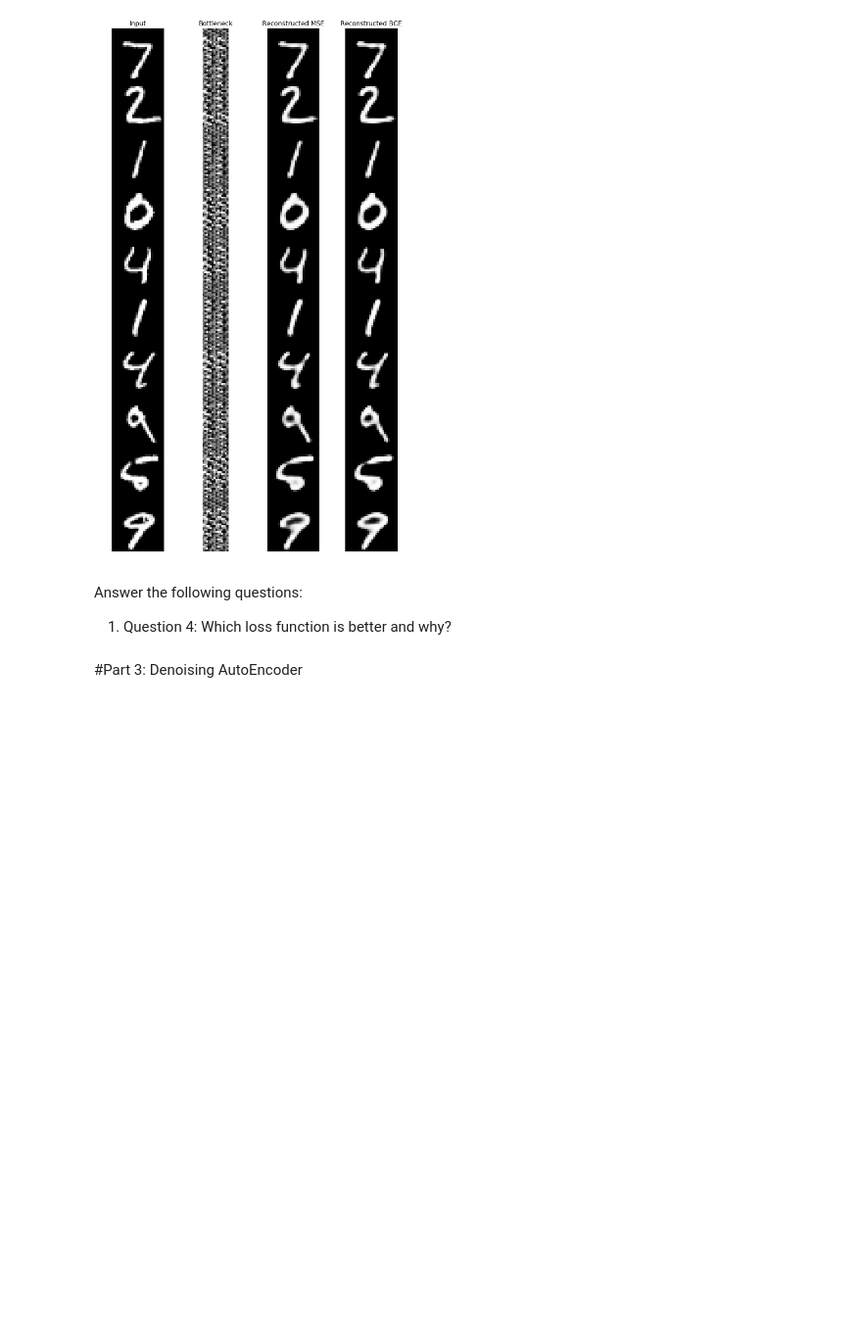
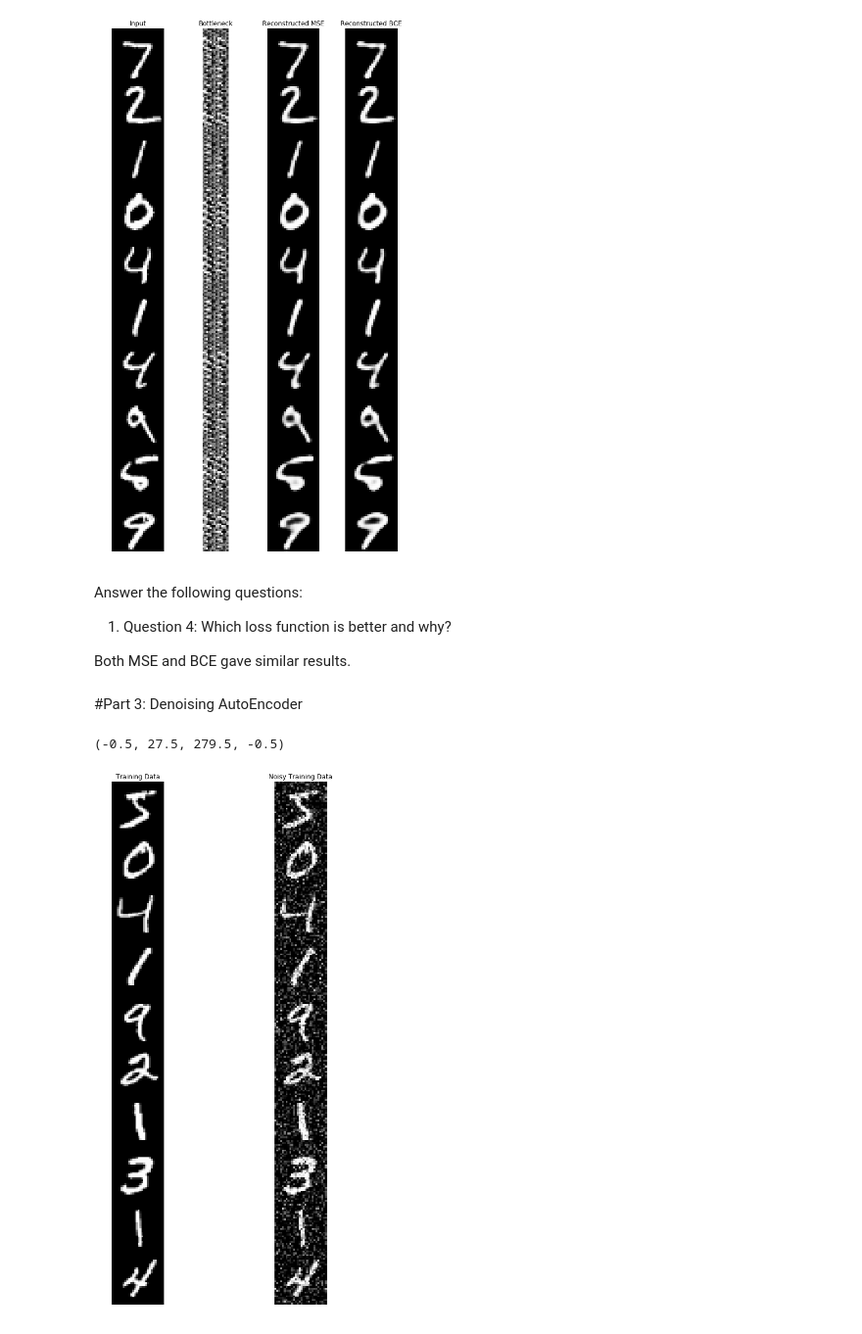
Before and after one commit to tshreegupta/ECE595DL, a Jupyter notebook: Project2/Project_2_Student_code.ipynb, the cells around one changed output. Shown at 98% size. Cells and saved outputs as stored; diff of their text form; code cells hidden in the pictures; blank space fills up the shorter version.

```diff
--- a/Project2/Project_2_Student_code.ipynb
+++ b/Project2/Project_2_Student_code.ipynb
@@ -524,13 +524,15 @@ Answer the following questions:
 
 
 1.  Question 4: Which loss function is better and why?
+
+Both MSE and BCE gave similar results.
 # %% [markdown]
 #Part 3: Denoising AutoEncoder
 # %%
 #Inject noise into testing data
 noise_factor = 0.25
-data_train_noisy = data_train + noise_factor * np.random.normal(loc=0.0, scale=1.0, size=data_train.shape)
-data_test_noisy = data_test + noise_factor * np.random.normal(loc=0.0, scale=1.0, size=data_test.shape)
+data_train_noisy = data_train_2Dreshape + noise_factor * np.random.normal(loc=0.0, scale=1.0, size=data_train_2Dreshape.shape)
+data_test_noisy = data_test_2Dreshape + noise_factor * np.random.normal(loc=0.0, scale=1.0, size=data_test_2Dreshape.shape)
 
 #Clip to stay within valid (normalized) pixel range
 data_train_noisy = np.clip(data_train_noisy, 0., 1.)
@@ -538,6 +540,24 @@ data_test_noisy = np.clip(data_test_noisy, 0., 1.)
 
 #Reshape data to comply with input of denoising autoencoder
 #FILL THIS IN
+#Already in shape
 # %%
 #Show samples of 10 original images and their corrsponding noisy counterparts from the training set
 #FILL THIS CODE BLOCK IN AND PRODUCE SAMPLES
+fig = plt.figure(figsize=(10,18))
+plt.gray()
+
+#Input Image
+ax = fig.add_subplot(1,2,1)
+ax.imshow(data_train[0:10].reshape(-1,28))
+ax.set_title('Training Data')
+ax.axis('off')
+
+#Noisy Image
+ax = fig.add_subplot(1,2,2)
+ax.imshow(data_train_noisy[0:10].reshape(-1,28))
+ax.set_title('Noisy Training Data')
+ax.axis('off')
+# %% [output]
+(-0.5, 27.5, 279.5, -0.5)
+[figure, added]
```
Also changed, not shown: parts of 7 cells of this notebook.
